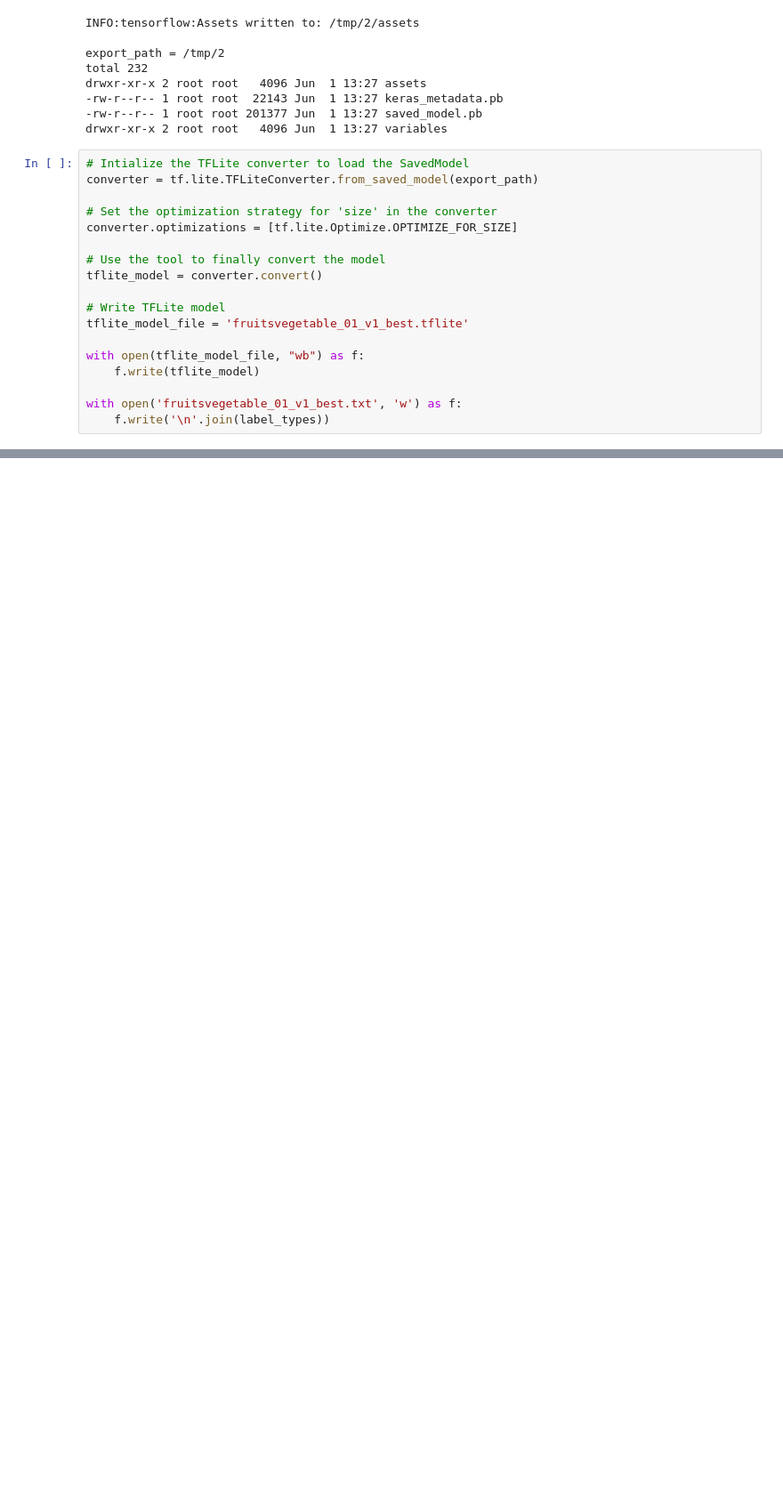
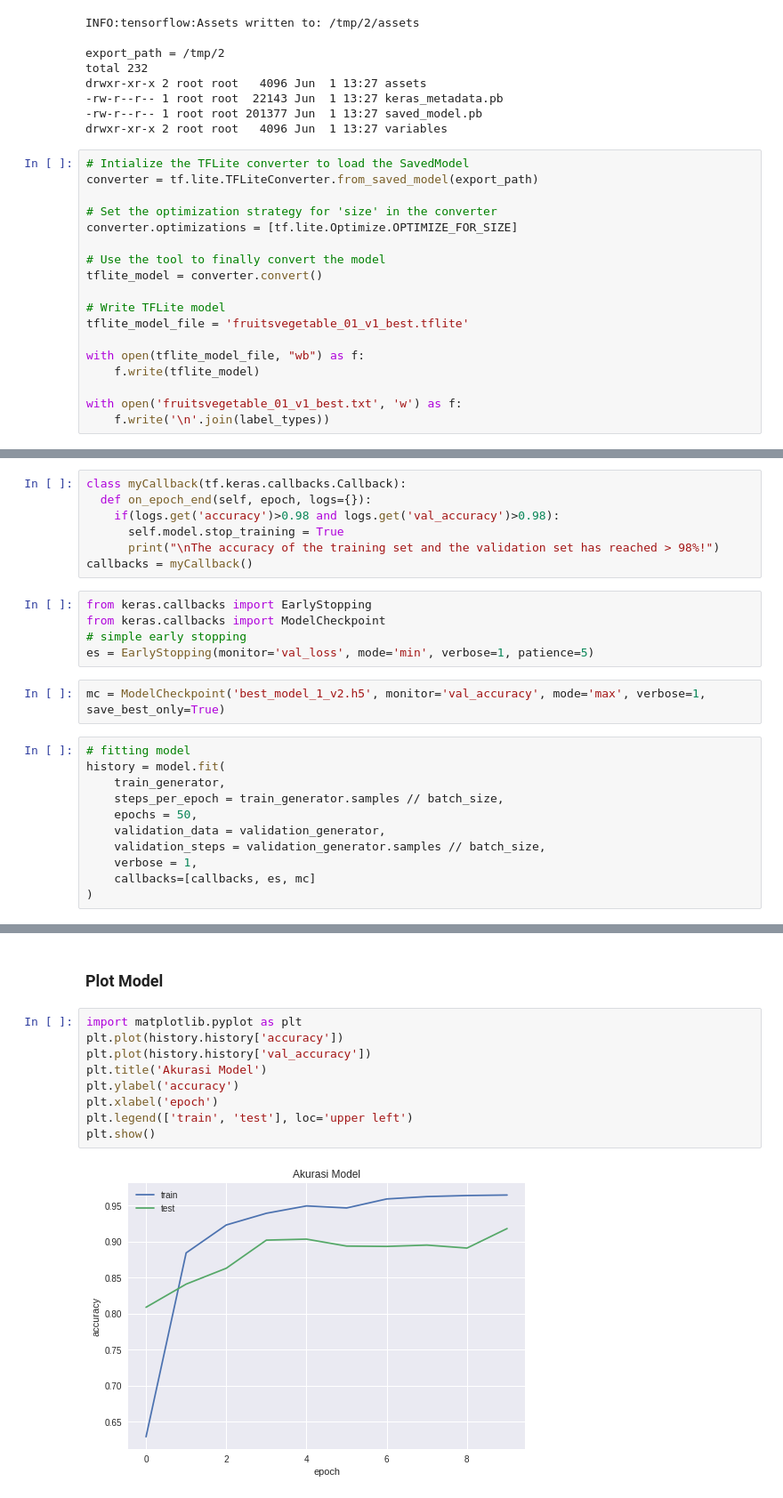
Before and after one commit to DocBot-Bangkit-2021/DocBot-MachineLearningModels, a Jupyter notebook: FruitsVegetables/FruitsVegetables_Baseline_Model_01.ipynb, the cells around one changed output, grey strips where cells are left out. Shown at 89% size. Saved outputs shown, nothing was run; the diff lists cells and outputs as text; blank space fills up the shorter version.

Commit message:
Experiment with train model 02 for FruitsVegetables_Baseline_Model_01.ipynb

```diff
--- a/FruitsVegetables/FruitsVegetables_Baseline_Model_01.ipynb
+++ b/FruitsVegetables/FruitsVegetables_Baseline_Model_01.ipynb
@@ -560,0 +611,25 @@ except:
+# %%
+class myCallback(tf.keras.callbacks.Callback):
+  def on_epoch_end(self, epoch, logs={}):
+    if(logs.get('accuracy')>0.98 and logs.get('val_accuracy')>0.98):
+      self.model.stop_training = True
+      print("\nThe accuracy of the training set and the validation set has reached > 98%!")
+callbacks = myCallback()
+# %%
+from keras.callbacks import EarlyStopping
+from keras.callbacks import ModelCheckpoint
+# simple early stopping
+es = EarlyStopping(monitor='val_loss', mode='min', verbose=1, patience=5)
+# %%
+mc = ModelCheckpoint('best_model_1_v2.h5', monitor='val_accuracy', mode='max', verbose=1, save_best_only=True)
+# %%
+# fitting model
+history = model.fit(
+    train_generator,
+    steps_per_epoch = train_generator.samples // batch_size,
+    epochs = 50,
+    validation_data = validation_generator,
+    validation_steps = validation_generator.samples // batch_size,
+    verbose = 1,
+    callbacks=[callbacks, es, mc]
+)
@@ -560,0 +666,13 @@ except:
+# %% [markdown]
+### **Plot Model**
+# %%
+import matplotlib.pyplot as plt
+plt.plot(history.history['accuracy'])
+plt.plot(history.history['val_accuracy'])
+plt.title('Akurasi Model')
+plt.ylabel('accuracy')
+plt.xlabel('epoch')
+plt.legend(['train', 'test'], loc='upper left')
+plt.show()
+# %% [output]
+[figure, added]
```
Also changed, not shown: parts of 20 cells of this notebook.
